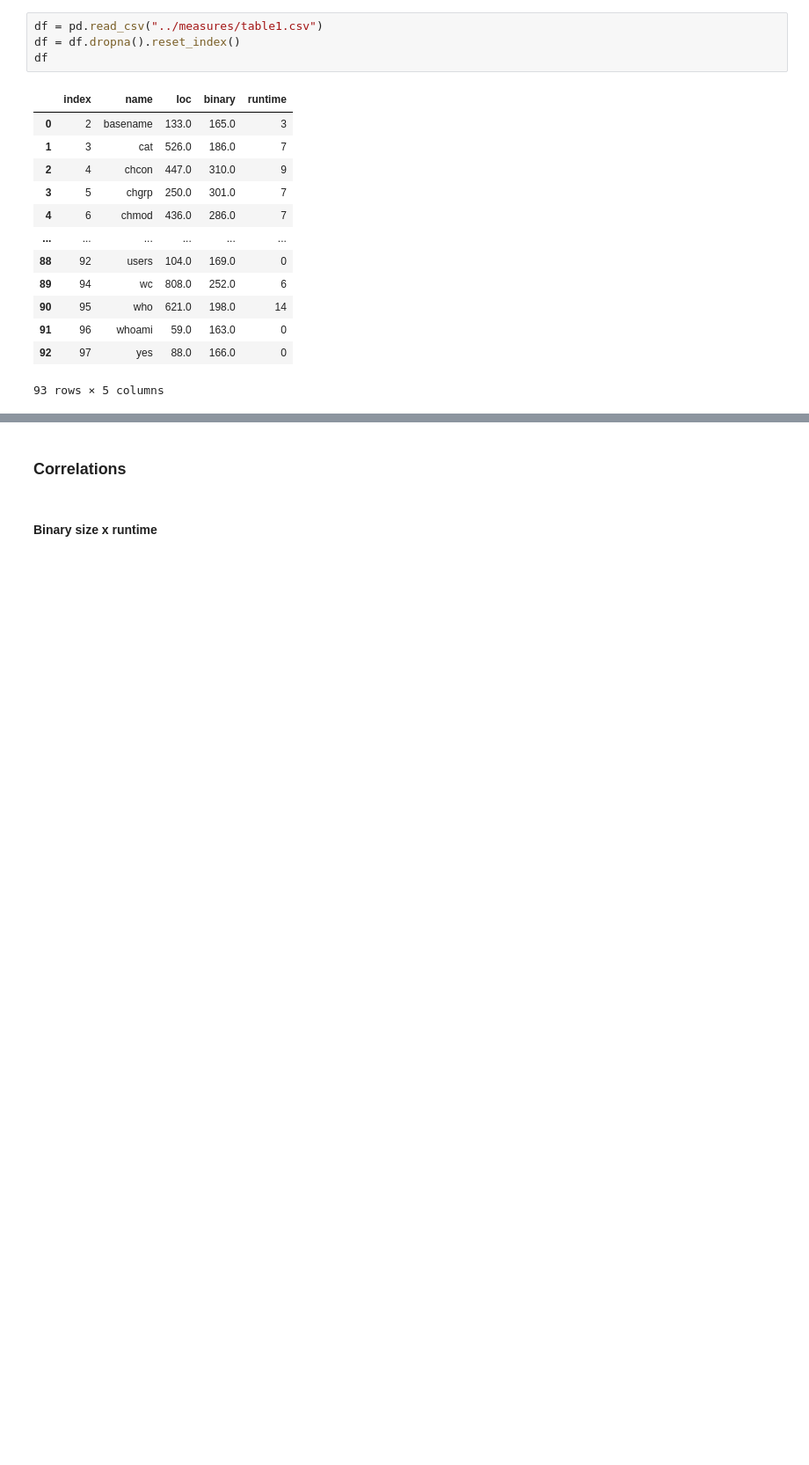
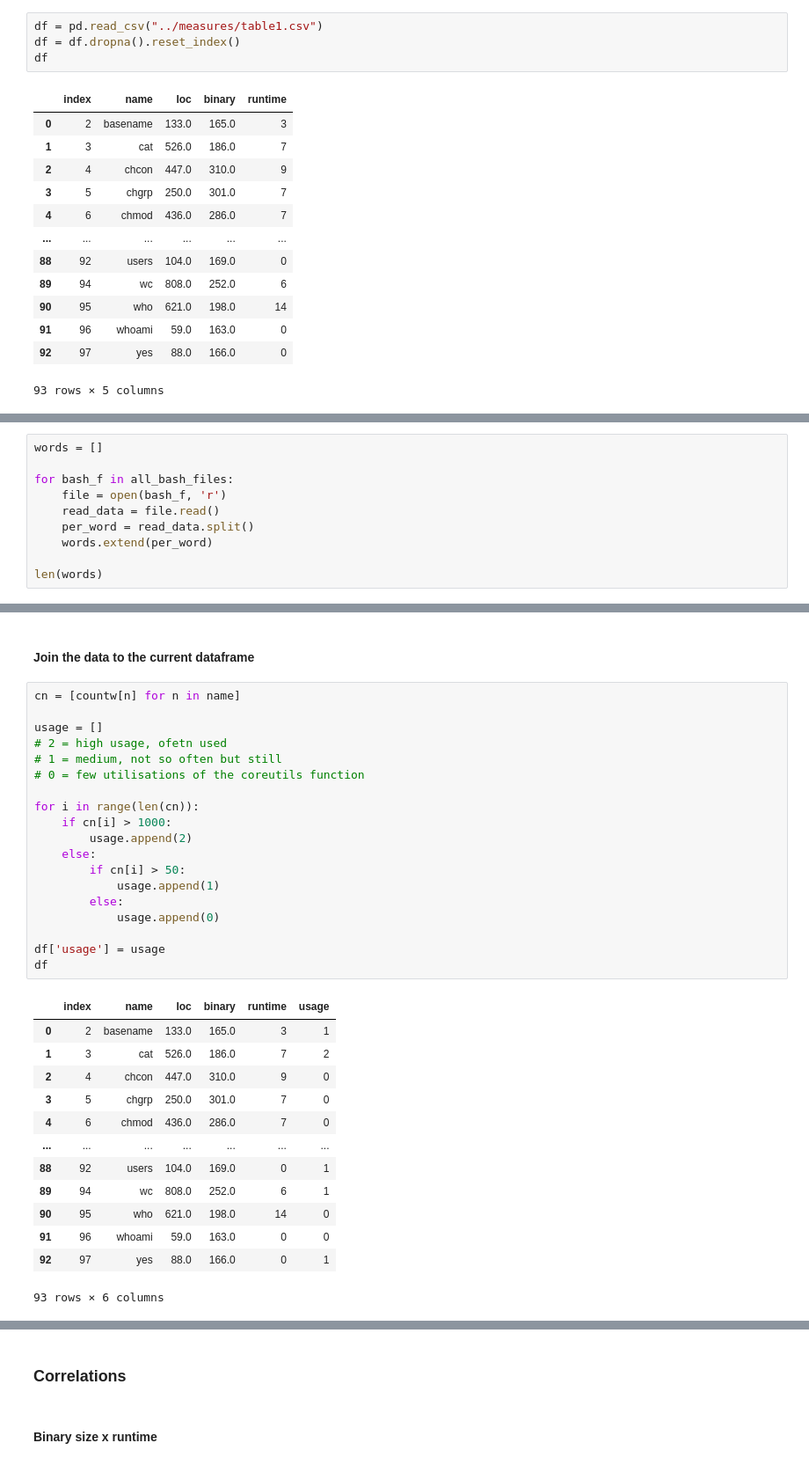
Before and after one commit to ternava/zero-variability, a Jupyter notebook: scripts/Data_analysis.ipynb, the cells around one changed output, grey strips where cells are left out. Shown at 88% size. Saved outputs shown, nothing was run; the diff lists cells and outputs as text; blank space fills up the shorter version.

```diff
--- a/scripts/Data_analysis.ipynb
+++ b/scripts/Data_analysis.ipynb
@@ -89,0 +59,10 @@ plt.show()
+# %%
+words = []
+
+for bash_f in all_bash_files:
+    file = open(bash_f, 'r')
+    read_data = file.read()
+    per_word = read_data.split()
+    words.extend(per_word)
+
+len(words)
@@ -89,0 +125,35 @@ plt.show()
+# %% [markdown]
+#### Join the data to the current dataframe
+# %%
+cn = [countw[n] for n in name]
+
+usage = []
+# 2 = high usage, ofetn used
+# 1 = medium, not so often but still
+# 0 = few utilisations of the coreutils function
+
+for i in range(len(cn)):
+    if cn[i] > 1000:
+        usage.append(2)
+    else:
+        if cn[i] > 50:
+            usage.append(1)
+        else:
+            usage.append(0)
+
+df['usage'] = usage
+df
+# %% [output]
+|  | index | name | loc | binary | runtime | usage |
+| 0 | 2 | basename | 133.0 | 165.0 | 3 | 1 |
+| 1 | 3 | cat | 526.0 | 186.0 | 7 | 2 |
+| 2 | 4 | chcon | 447.0 | 310.0 | 9 | 0 |
+| 3 | 5 | chgrp | 250.0 | 301.0 | 7 | 0 |
+| 4 | 6 | chmod | 436.0 | 286.0 | 7 | 0 |
+| ... | ... | ... | ... | ... | ... | ... |
+| 88 | 92 | users | 104.0 | 169.0 | 0 | 1 |
+| 89 | 94 | wc | 808.0 | 252.0 | 6 | 1 |
+| 90 | 95 | who | 621.0 | 198.0 | 14 | 0 |
+| 91 | 96 | whoami | 59.0 | 163.0 | 0 | 0 |
+| 92 | 97 | yes | 88.0 | 166.0 | 0 | 1 |
+93 rows × 6 columns
```
Also changed, not shown: parts of 25 cells of this notebook, 7 other files.
